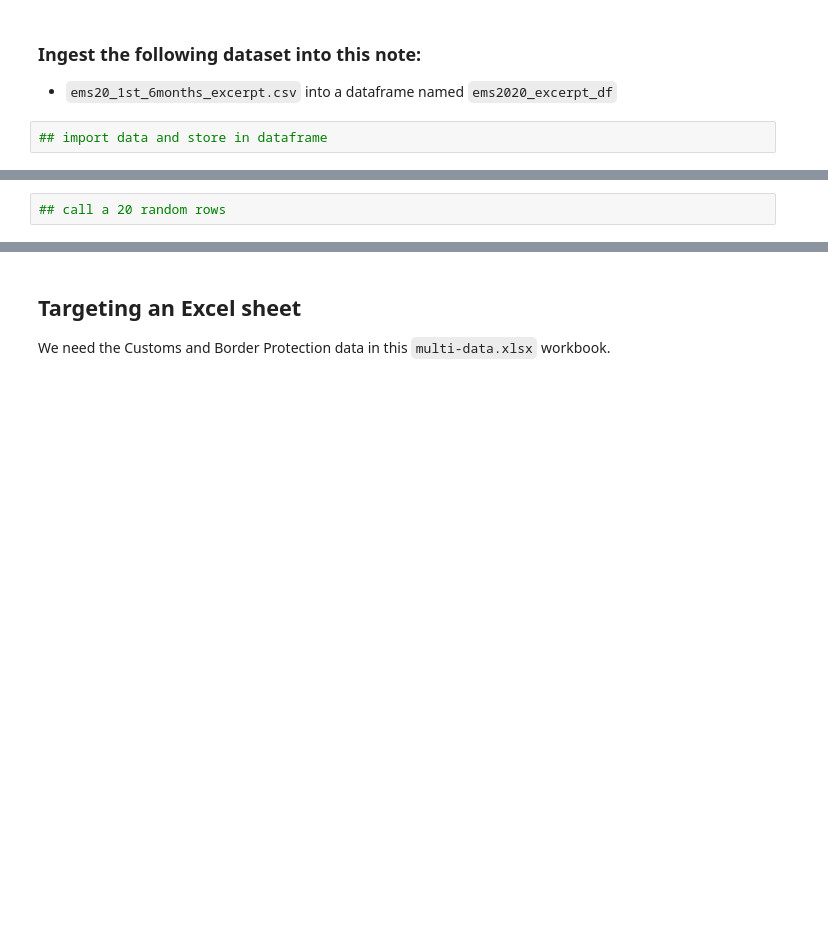
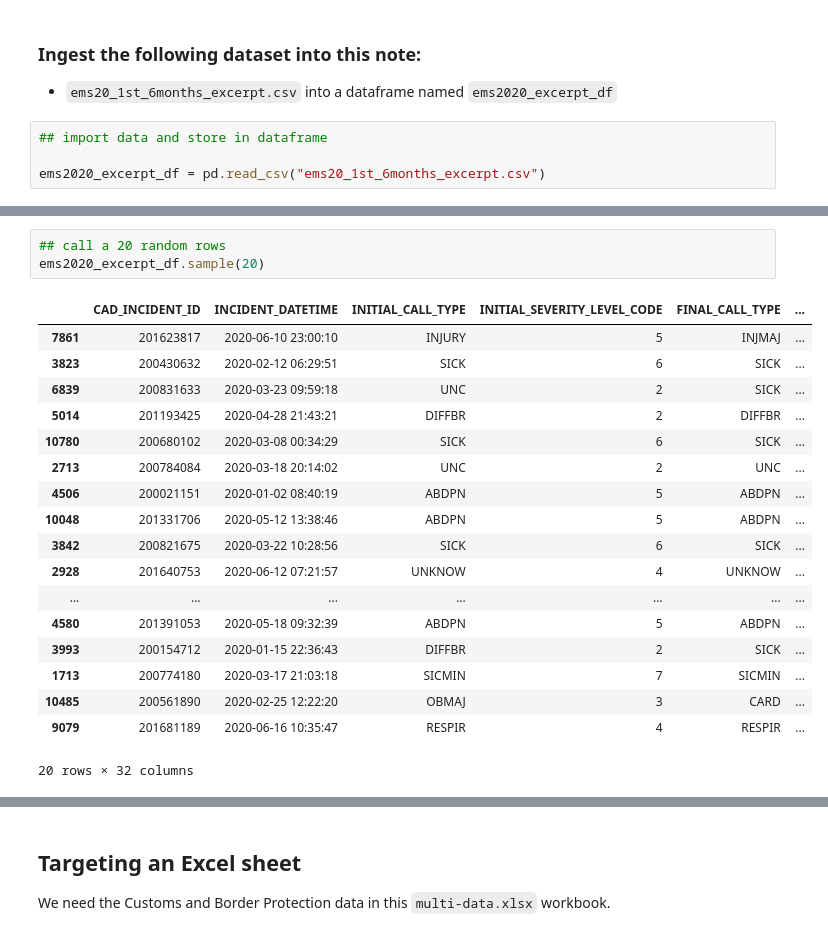
Before and after one commit to sashalcohen/HOMEWORK, a Jupyter notebook: hw-for-wk06-ingest-explore-BLANK.ipynb, the cells around one changed output, grey strips where cells are left out. Cells and saved outputs as stored; diff of their text form; blank space fills up the shorter version.

````diff
--- a/hw-for-wk06-ingest-explore-BLANK.ipynb
+++ b/hw-for-wk06-ingest-explore-BLANK.ipynb
@@ -92,5 +92,7 @@ import pandas as pd
 - ```ems20_1st_6months_excerpt.csv``` into a dataframe named ```ems2020_excerpt_df```
 # %%
 ## import data and store in dataframe
+
+ems2020_excerpt_df = pd.read_csv("ems20_1st_6months_excerpt.csv")
 # %%
 ## call the first 10 rows
@@ -99,4 +124,24 @@ import pandas as pd
 # %%
 ## call a 20 random rows
+ems2020_excerpt_df.sample(20)
+# %% [output]
+|  | CAD_INCIDENT_ID | INCIDENT_DATETIME | INITIAL_CALL_TYPE | INITIAL_SEVERITY_LEVEL_CODE | FINAL_CALL_TYPE | ... |
+| 7861 | 201623817 | 2020-06-10 23:00:10 | INJURY | 5 | INJMAJ | ... |
+| 3823 | 200430632 | 2020-02-12 06:29:51 | SICK | 6 | SICK | ... |
+| 6839 | 200831633 | 2020-03-23 09:59:18 | UNC | 2 | SICK | ... |
+| 5014 | 201193425 | 2020-04-28 21:43:21 | DIFFBR | 2 | DIFFBR | ... |
+| 10780 | 200680102 | 2020-03-08 00:34:29 | SICK | 6 | SICK | ... |
+| 2713 | 200784084 | 2020-03-18 20:14:02 | UNC | 2 | UNC | ... |
+| 4506 | 200021151 | 2020-01-02 08:40:19 | ABDPN | 5 | ABDPN | ... |
+| 10048 | 201331706 | 2020-05-12 13:38:46 | ABDPN | 5 | ABDPN | ... |
+| 3842 | 200821675 | 2020-03-22 10:28:56 | SICK | 6 | SICK | ... |
+| 2928 | 201640753 | 2020-06-12 07:21:57 | UNKNOW | 4 | UNKNOW | ... |
+| ... | ... | ... | ... | ... | ... | ... |
+| 4580 | 201391053 | 2020-05-18 09:32:39 | ABDPN | 5 | ABDPN | ... |
+| 3993 | 200154712 | 2020-01-15 22:36:43 | DIFFBR | 2 | SICK | ... |
+| 1713 | 200774180 | 2020-03-17 21:03:18 | SICMIN | 7 | SICMIN | ... |
+| 10485 | 200561890 | 2020-02-25 12:22:20 | OBMAJ | 3 | CARD | ... |
+| 9079 | 201681189 | 2020-06-16 10:35:47 | RESPIR | 4 | RESPIR | ... |
+20 rows × 32 columns
 # %%
 ## how might you slice this df to show only rows 42 through 51 inclusive
````
Also changed, not shown: parts of 7 cells of this notebook.
